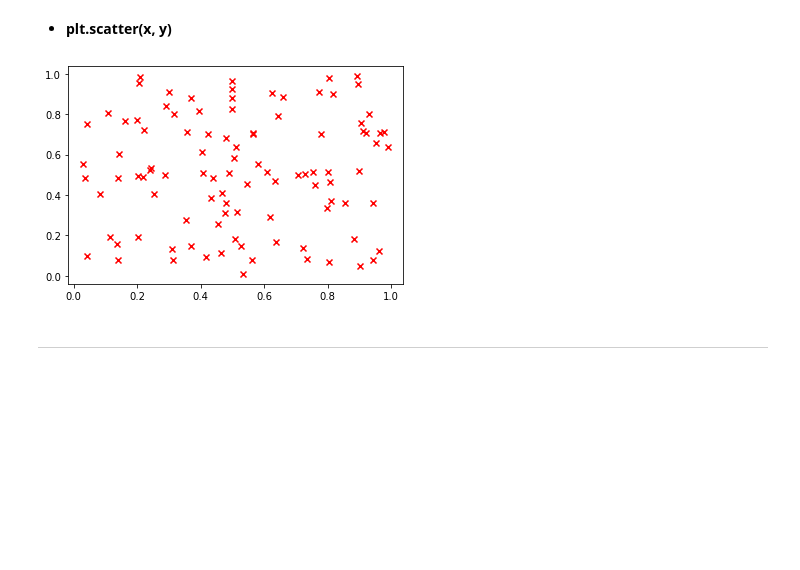
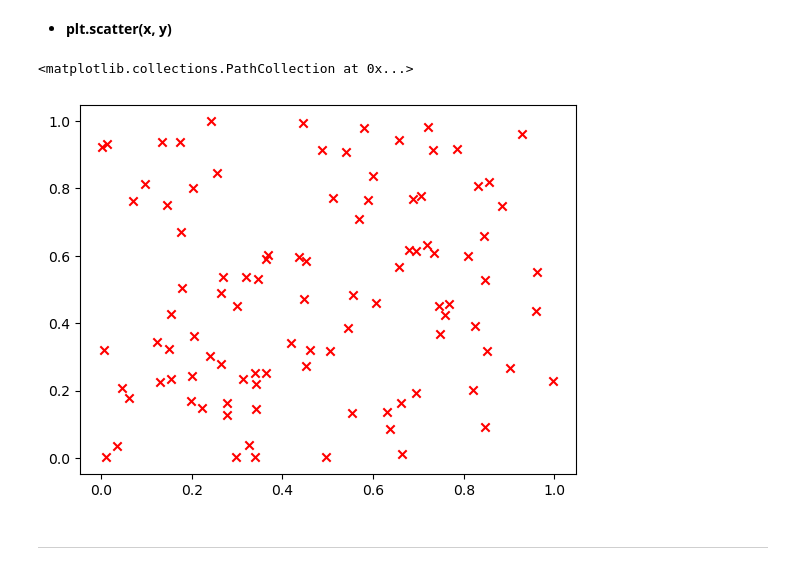
Before and after one commit to ChoDory/Machine_Learning, a Jupyter notebook: Week 2 Materials/Week02_given_code copy.ipynb, the cells around one changed output. Drawn from its saved outputs; the diff is of its cells as text; code cells hidden in the pictures; blank space fills up the shorter version.

```diff
--- a/Week 2 Materials/Week02_given_code copy.ipynb
+++ b/Week 2 Materials/Week02_given_code copy.ipynb
@@ -573,14 +579,15 @@ None
 # %%
 # get 100 x 2 array of random numbers in [0, 1) using np.random.rand()
 data = np.random.rand(100, 2)
 
 # use .scatter() to plot a scatter graph based on the given data
-None
+plt.scatter(data[:, 0], data[:, 1], color='red', marker='x')
 
 # use .show() to show graph
-None
+plt.show()
 # %% [output]
+<matplotlib.collections.PathCollection at 0x...>
-[figure, old version]
+[figure, new version]
 # %% [markdown]
 ---
 # %% [markdown]
```
Also changed, not shown: parts of 13 cells of this notebook.
